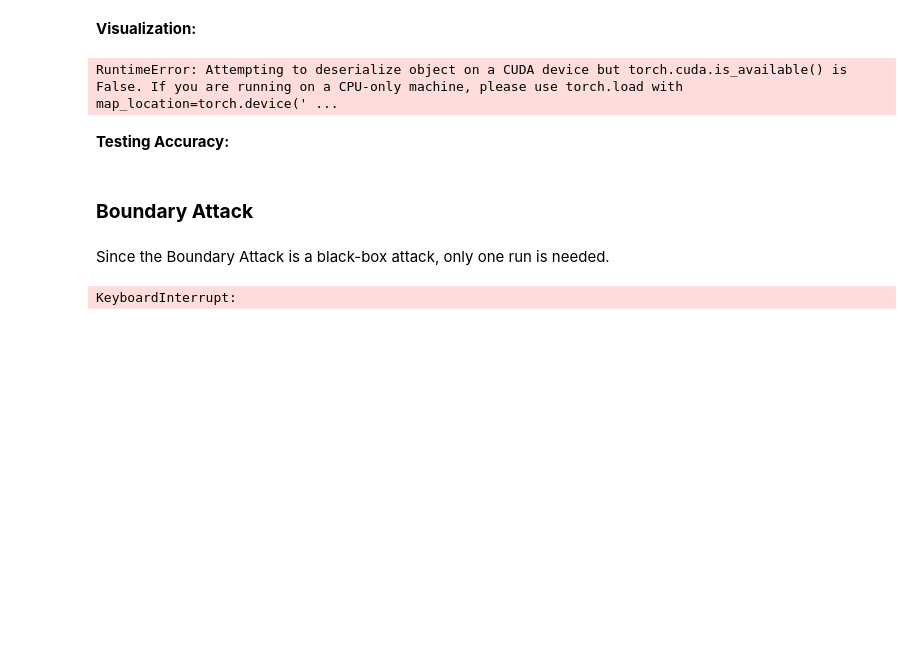
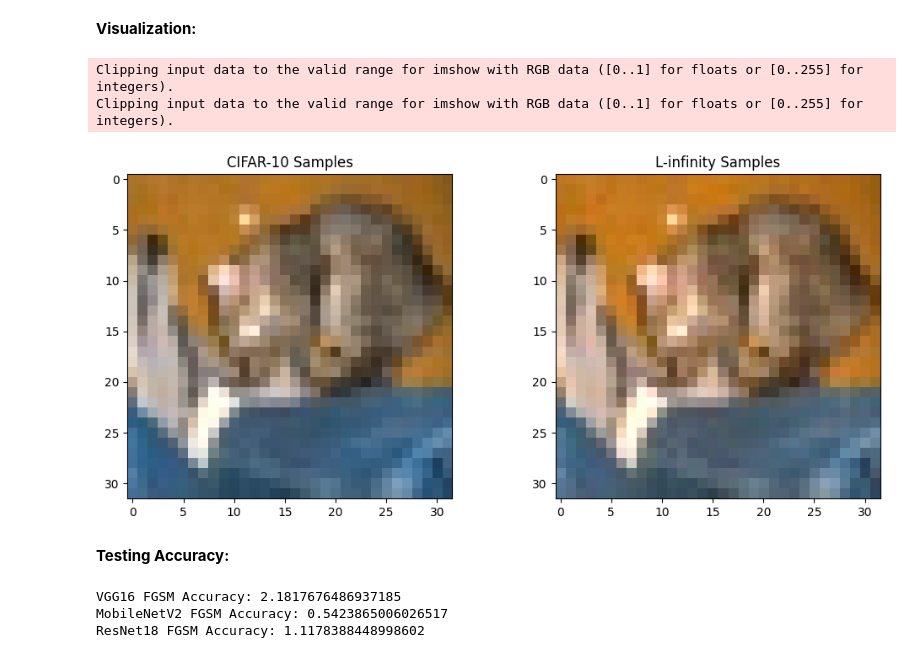
Before and after one commit to LukeIngram/CS-486-Final-Project, a Jupyter notebook: adv_attacks.ipynb, the cells around one changed output. Cells and saved outputs as stored; diff of their text form; code cells hidden in the pictures; blank space fills up the shorter version.

```diff
--- a/adv_attacks.ipynb
+++ b/adv_attacks.ipynb
@@ -288,28 +286,23 @@ saving adv data to data\adversarial\resnet18\linfty
 # %% [markdown]
 **Visualization:**
 # %%
-# Get CIFAR-10 sample
-cifar_img, cifar_label = next(iter(cifar10_loader))
-
-adv_transforms = vt.Compose([
-    vt.Normalize(mean, std)
-])
-
 # Using MobileNetV2 as the sample
 adv_dataset_mobilenet = AdversarialDataset(os.path.join(DATA_SAVE_ROOT, 'mobilenetv2', 'linfty'), transform=adv_transforms)
 adv_loader_mobilenet = DataLoader(adv_dataset_mobilenet, batch_size=BATCH_SIZE, shuffle=False)
 
 adv_img, adv_label = next(iter(adv_loader_mobilenet))
 
 fig, (ax1, ax2) = plt.subplots(1, 2, figsize=(12, 5))
 ax1.imshow(np.transpose(make_grid(cifar_img), (1, 2, 0)))
 ax1.set_title("CIFAR-10 Samples")
 ax2.imshow(np.transpose(make_grid(adv_img.cpu().squeeze(0)), (1, 2, 0)))
 ax2.set_title('L-infinity Samples')
 
 plt.show()
 # %% [output]
-RuntimeError: Attempting to deserialize object on a CUDA device but torch.cuda.is_available() is False. If you are running on a CPU-only machine, please use torch.load with map_location=torch.device(' ...
+Clipping input data to the valid range for imshow with RGB data ([0..1] for floats or [0..255] for integers).
+Clipping input data to the valid range for imshow with RGB data ([0..1] for floats or [0..255] for integers).
+[figure, added]
 # %% [markdown]
 **Testing Accuracy:**
 # %%
@@ -324,17 +317,7 @@ adv_dataset_resnet = AdversarialDataset(os.path.join(DATA_SAVE_ROOT, 'resnet18',
 adv_loader_resnet = DataLoader(adv_dataset_resnet, batch_size=BATCH_SIZE, shuffle=False)
 
 print(f"ResNet18 FGSM Accuracy: {test(resnet, adv_loader_resnet, DEVICE)}")
+# %% [output]
+VGG16 FGSM Accuracy: 2.1817676486937185
+MobileNetV2 FGSM Accuracy: 0.5423865006026517
+ResNet18 FGSM Accuracy: 1.1178388448998602
-# %% [markdown]
-### **Boundary Attack**
-# %% [markdown]
-Since the Boundary Attack is a black-box attack, only one run is needed.
-# %%
-generate_adv_imgs(
-    model=vgg16,
-    attack=foolbox.attacks.BoundaryAttack(),
-    loader=cifar10_loader,
-    save_path=os.path.join('boundary_attack'),
-    attack_kwargs={'epsilons': [0.1]}
-    )
-# %% [output]
-KeyboardInterrupt:
```
Also changed, not shown: parts of 10 cells of this notebook, 9 other files.
